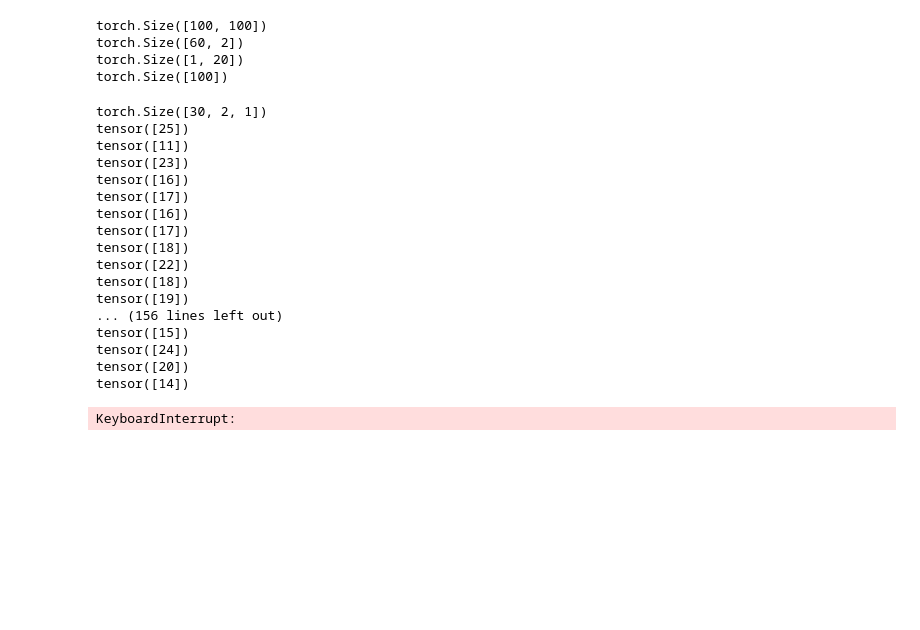
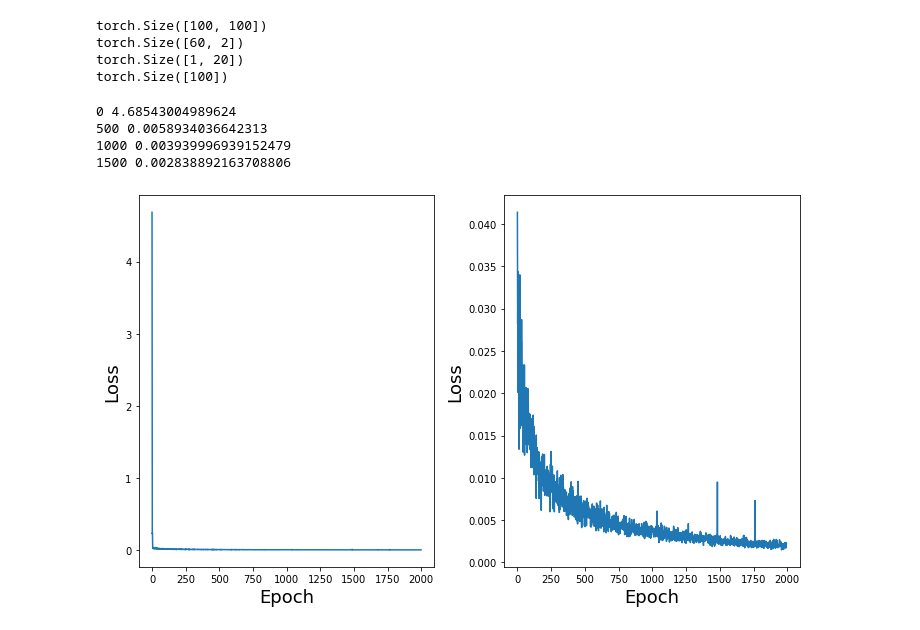
Before and after one commit to marshineer/HS_LabRot, a Jupyter notebook: drosophila_paper_no_plasticity.ipynb, the cells around one changed output. Drawn from its saved outputs; the diff is of its cells as text; code cells hidden in the pictures; blank space fills up the shorter version.

```diff
--- a/drosophila_paper_no_plasticity.ipynb
+++ b/drosophila_paper_no_plasticity.ipynb
@@ -164,8 +166,7 @@ def cond_loss(vt, vt_opt, r_DAN, lam=0.1):
     return loss_tot
 # %%
 # Define a training function for first-order conditioning
-# def train_net(network, task:str, T_int=40, T_stim=2, dt=0.5, n_epochs=2000, n_batch=30, clip=0.005, train=True, plot=None):
-def train_net(network, T_int=40, T_stim=2, dt=0.5, n_epochs=2000, n_batch=30, clip=0.001, train=True, plot=None):
+def train_net(network, T_int=40, T_stim=2, dt=0.5, n_epochs=2000, n_batch=30, n_odors=10, clip=0.0001, train=True, plot=None):
     """ Trains a network on classical conditioning tasks.
 
     Tasks include first-order or second-order conditioning, or extinction. Tasks consist of
@@ -195,16 +196,6 @@ def train_net(network, T_int=40, T_stim=2, dt=0.5, n_epochs=2000, n_batch=30, cl
         ls_stims = list of stimulus time series
     """
 
-#     # Set variables dependent on task
-#     if task == 'first-order':
-# #         n_ints = 2
-# #         n_epochs = 2000
-#         f_gen_inputs = first_order_inputs
-#     elif task == 'all_tasks':
-# #         n_ints = 3
-# #         n_epochs = 5000
-#         f_gen_inputs = all_task_inputs
-
     # Present the stimulus between 5-15s and 20-30s of the interval
     stim_min1 = 5
     stim_max1 = 15 - T_stim
@@ -228,12 +219,16 @@ def train_net(network, T_int=40, T_stim=2, dt=0.5, n_epochs=2000, n_batch=30, cl
 
     # Define a set of 10 odors (CS)
     n_ones = int(n_KC * 0.1)
-    n_odors = 10
     odor_list = torch.zeros(n_odors, n_KC)
+    gen = torch.Generator()
+    gen = gen.manual_seed(network.n_seed)
+    odor_inds = torch.multinomial(torch.ones(n_odors, n_KC), n_ones, generator=gen)
+    neut_inds = torch.multinomial(torch.ones(n_KC), n_ones, generator=gen)
+    neut_odor = torch.zeros(n_KC)
+    neut_odor[neut_inds] = 1
     for n in range(n_odors):
         # Define an odor (CS)
-        odor_inds = torch.multinomial(torch.ones(n_KC), n_ones)
-        odor_list[n, odor_inds] = 1
+        odor_list[n, odor_inds[n, :]] = 1
 
     # List to store losses
     loss_hist = []
@@ -244,21 +239,16 @@ def train_net(network, T_int=40, T_stim=2, dt=0.5, n_epochs=2000, n_batch=30, cl
         vts = []
         vals = []
 
-        # Set KC->MBON weight values (static for duration of trial)
-        W_KC_MBON = torch.rand((n_batch, n_MBON, n_KC)) * W_KC_MBON_max
-
         # Randomly determine the time of each stimulus presentation
         stim_times1 = torch.multinomial(torch.ones(stim_range1), n_batch, replacement=True) + stim_offset1
         stim_times2 = torch.multinomial(torch.ones(stim_range2), n_batch, replacement=True) + stim_offset2
         stim_times = torch.stack((stim_times1.view(-1, 1), stim_times2.view(-1, 1)), dim=1)
-        print(stim_times.shape)
 
         # Generate the odor (r_KC) and context (r_ext) inputs, and target valence (vt_opt)
-#         r_KC, r_ext, vt_opt, ls_stims = f_gen_inputs(stim_times, stim_len, time_int.size()[0], odor_list, n_KC, n_ext, n_batch, plot)
         r_KC, r_ext, vt_opt, ls_stims = first_order_inputs(stim_times, stim_len, time_int.size()[0], odor_list, n_KC, n_ext, n_batch, plot)
 
         # Run the forward model
-        r_int, vt = network(r_KC, r_ext, time_int, W_KC_MBON, n_batch)
+        r_int, vt = network(r_KC, r_ext, time_int, n_batch)
 
         # Append the interval outputs to lists
         r_outs += r_int
@@ -612,40 +452,25 @@ torch.Size([60, 2])
 torch.Size([1, 20])
 torch.Size([100])
 # %%
-# train_task = 'first-order'
-# train_task = 'all_tasks'
 train_bool = True
 if train_bool:
-#     r_out, vt, vt_opt, loss_hist, _ = train_net(classic_net, task=train_task, n_epochs=5000)
-#     r_out, vt, vt_opt, loss_hist, _ = train_net(classic_net, task=train_task, n_epochs=2000)
-    r_out, vt, vt_opt, loss_hist, _ = train_net(classic_net, n_epochs=5000)
+#     r_out, vt, vt_opt, loss_hist, _ = train_net(classic_net, n_epochs=2000, n_odors=10)
+    r_out, vt, vt_opt, loss_hist, _ = train_net(classic_net, n_epochs=2000, n_odors=1)
 # %% [output]
-torch.Size([30, 2, 1])
-tensor([25])
-tensor([11])
-tensor([23])
-tensor([16])
-tensor([17])
-tensor([16])
-tensor([17])
-tensor([18])
-tensor([22])
-tensor([18])
-tensor([19])
-... (156 lines left out)
-tensor([15])
-tensor([24])
-tensor([20])
-tensor([14])
+0 4.68543004989624
+500 0.0058934036642313
+1000 0.003939996939152479
+1500 0.002838892163708806
-KeyboardInterrupt:
 # %%
 # Plot the loss function
 fig, axes = plt.subplots(1, 2, figsize=(10, 6))
 axes[0].plot(loss_hist)
 axes[0].set_xlabel('Epoch', fontsize=label_font)
 axes[0].set_ylabel('Loss', fontsize=label_font)
-axes[1].plot(loss_hist[10:])
+axes[1].plot(loss_hist[5:])
 axes[1].set_xlabel('Epoch', fontsize=label_font)
 axes[1].set_ylabel('Loss', fontsize=label_font)
 fig.tight_layout();
+# %% [output]
+[figure, added]
 # %%
```
Also changed, not shown: parts of 5 cells of this notebook, 2 other files.
